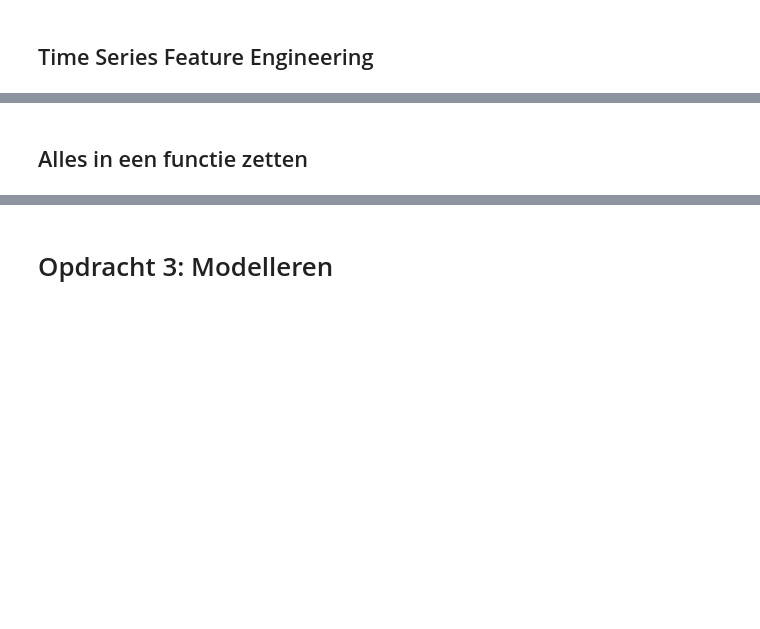
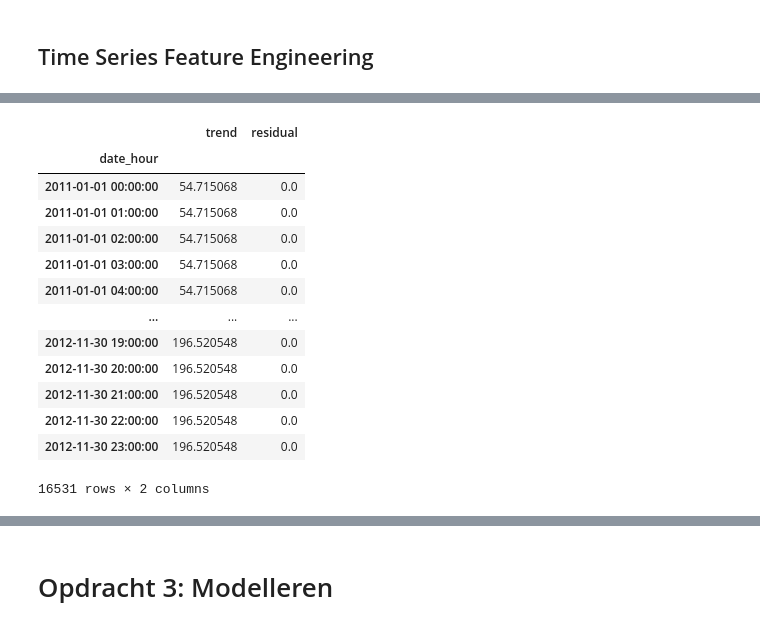
Before and after one commit to Tijnwy/MachineLearning, a Jupyter notebook: ML_opdracht_2/Untitled-1.ipynb, the cells around one changed output, grey strips where cells are left out. Drawn from its saved outputs; the diff is of its cells as text; code cells hidden in the pictures; blank space fills up the shorter version.

```diff
--- a/ML_opdracht_2/Untitled-1.ipynb
+++ b/ML_opdracht_2/Untitled-1.ipynb
@@ -364 +542,21 @@ We kunnen hier zien dat het heel weinig waarden zijn die we missen en we geen du
+# %%
+train_data_final['trend'] = train_data_final['trend'].interpolate(method='linear', limit_direction='both')
+train_data_final['residual'] = train_data_final['residual'].fillna(0)
+
+display(train_data_final[['trend', 'residual']])
+# %% [output]
+|  | trend | residual |
+| date_hour |  |  |
+| 2011-01-01 00:00:00 | 54.715068 | 0.0 |
+| 2011-01-01 01:00:00 | 54.715068 | 0.0 |
+| 2011-01-01 02:00:00 | 54.715068 | 0.0 |
+| 2011-01-01 03:00:00 | 54.715068 | 0.0 |
+| 2011-01-01 04:00:00 | 54.715068 | 0.0 |
+| ... | ... | ... |
+| 2012-11-30 19:00:00 | 196.520548 | 0.0 |
+| 2012-11-30 20:00:00 | 196.520548 | 0.0 |
+| 2012-11-30 21:00:00 | 196.520548 | 0.0 |
+| 2012-11-30 22:00:00 | 196.520548 | 0.0 |
+| 2012-11-30 23:00:00 | 196.520548 | 0.0 |
+16531 rows × 2 columns
 # %%
@@ -443,2 +563,0 @@ print(f"RMSE: {rmse}")
-# %% [markdown]
-## Alles in een functie zetten
```
Also changed, not shown: parts of 93 cells of this notebook.
